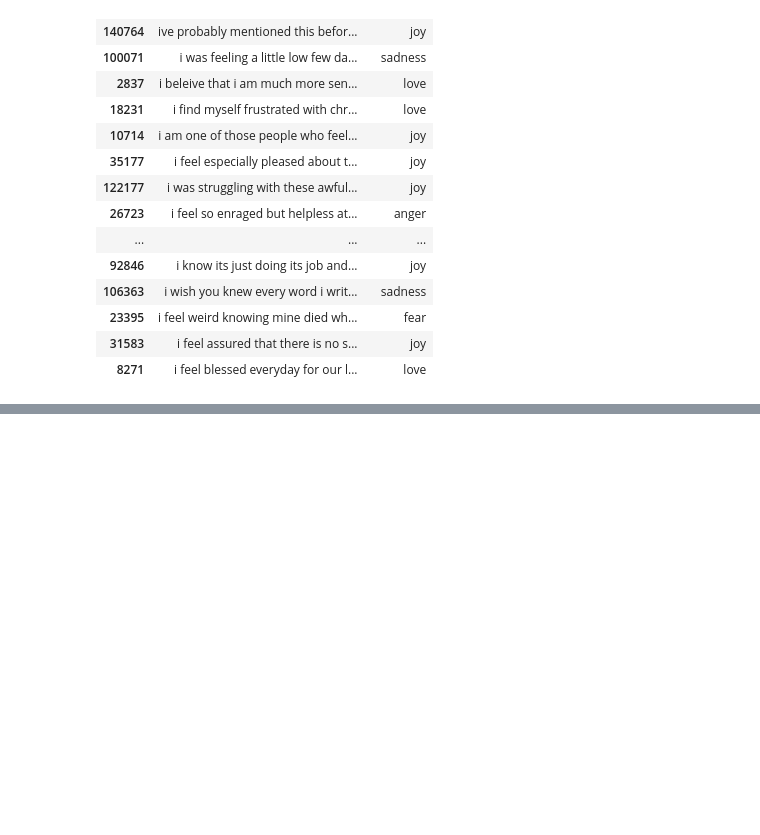
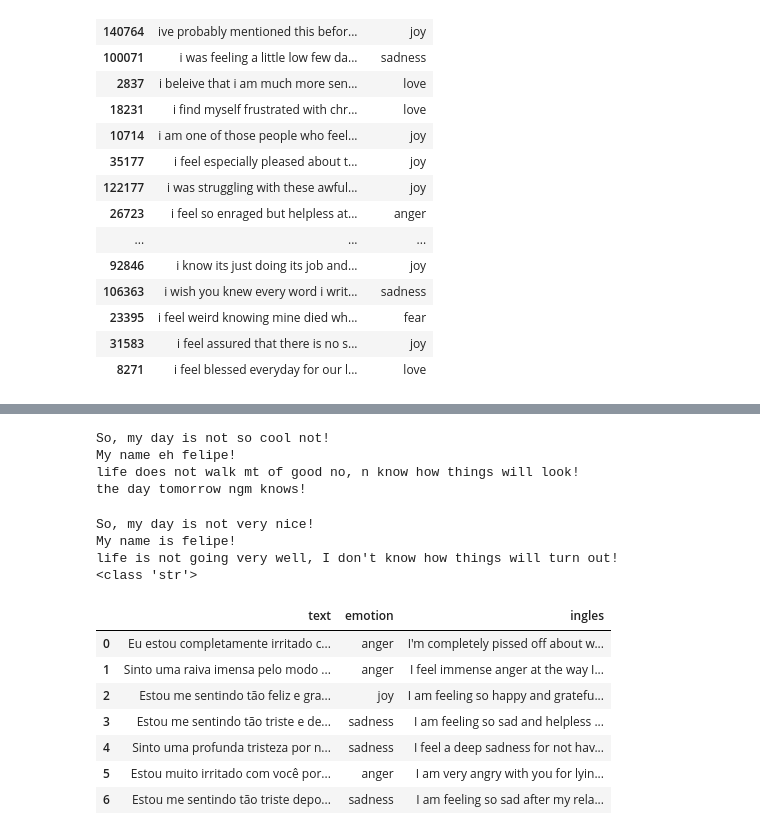
Before and after one commit to felipeVsc/teste_nlp, a Jupyter notebook: exemplos.ipynb, the cells around one changed output, grey strips where cells are left out. Saved outputs shown, nothing was run; the diff lists cells and outputs as text; code cells hidden in the pictures; blank space fills up the shorter version.

```diff
--- a/exemplos.ipynb
+++ b/exemplos.ipynb
@@ -284,3 +284,56 @@ If your task is similar to the task the model of the checkpoint was trained on,
 | 11 | Sadness is a complex and multifac... | sadness | [{'label': 'sadness', 'score': 0.... | [{'label': 'sadness', 'score': 0.... | [{'label': 'sadness', 'score': 0.... | [{'label': 'sadness', 'score': 0.... | [{'label': 'sadness', 'score': 0.... |
 | 12 | Anger is a force to be reckoned w... | anger | [{'label': 'anger', 'score': 0.62... | [{'label': 'anger', 'score': 0.91... | [{'label': 'joy', 'score': 0.9845... | [{'label': 'joy', 'score': 0.7171... | [{'label': 'anger', 'score': 0.71... |
 | 13 | Anger is a force to be reckoned w... | joy | [{'label': 'anger', 'score': 0.62... | [{'label': 'anger', 'score': 0.91... | [{'label': 'joy', 'score': 0.9845... | [{'label': 'joy', 'score': 0.7171... | [{'label': 'anger', 'score': 0.71... |
+# %%
+from translate import Translator
+translator = Translator(from_lang="pt",to_lang="en")
+# translation = translator.translate("Bom dia meu nome eh felipe!")
+print(translator.translate("Então, meu dia nao ta mto legal nao!"))
+print(translator.translate("Meu nome eh felipe!"))
+print(translator.translate("a vida nao anda mt de boa nao, n sei como as coisas ficarão!"))
+print(translator.translate("o dia de amanha ngm sabe!"))
+# %% [output]
+So, my day is not so cool not!
+My name eh felipe!
+life does not walk mt of good no, n know how things will look!
+the day tomorrow ngm knows!
+# %%
+from easygoogletranslate import EasyGoogleTranslate
+
+translator = EasyGoogleTranslate(
+    source_language='ptbr',
+    target_language='en'
+)
+
+print(translator.translate("Então, meu dia nao ta mto legal nao!"))
+print(translator.translate("Meu nome eh felipe!"))
+print(translator.translate("a vida nao anda mt de boa nao, n sei como as coisas ficarão!"))
+print(type(translator.translate("o dia de amanha ngm sabe!")))
+# %% [output]
+So, my day is not very nice!
+My name is felipe!
+life is not going very well, I don't know how things will turn out!
+<class 'str'>
+# %%
+import pandas as pd
+from easygoogletranslate import EasyGoogleTranslate
+translator = EasyGoogleTranslate(
+    source_language='ptbr',
+    target_language='en'
+)
+dfpt = pd.read_csv("dadosptbr.csv")
+
+
+dfpt['ingles'] = dfpt['text'].apply(lambda x: translator.translate(x))
+
+with pd.option_context('display.max_colwidth', None):
+  display(dfpt)
+# %% [output]
+|  | text | emotion | ingles |
+| 0 | Eu estou completamente irritado c... | anger | I'm completely pissed off about w... |
+| 1 | Sinto uma raiva imensa pelo modo ... | anger | I feel immense anger at the way I... |
+| 2 | Estou me sentindo tão feliz e gra... | joy | I am feeling so happy and gratefu... |
+| 3 | Estou me sentindo tão triste e de... | sadness | I am feeling so sad and helpless ... |
+| 4 | Sinto uma profunda tristeza por n... | sadness | I feel a deep sadness for not hav... |
+| 5 | Estou muito irritado com você por... | anger | I am very angry with you for lyin... |
+| 6 | Estou me sentindo tão triste depo... | sadness | I am feeling so sad after my rela... |
```
Also changed, not shown: parts of 1 cell of this notebook, 1 other file.
